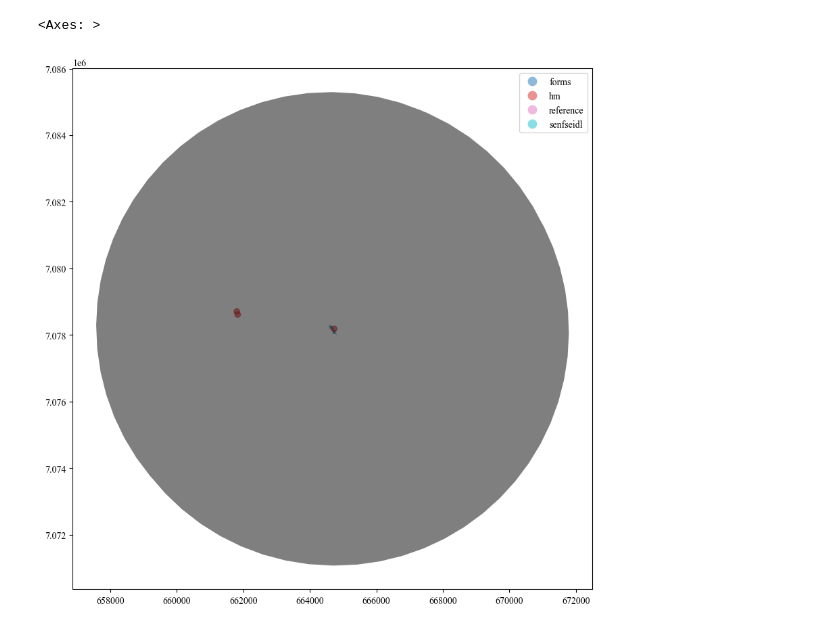
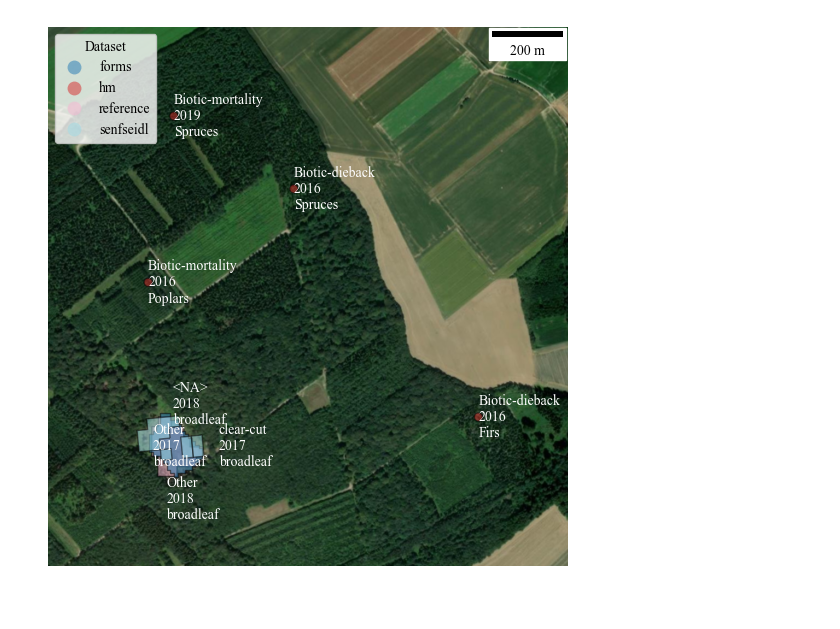
Before and after one commit to ArthurCalvi/Disturbance-Attribution-Dataset-Joining, a Jupyter notebook: join-datasets/Visualisation_matrix.ipynb, the cells around one changed output. Cells and saved outputs as stored; diff of their text form; code cells hidden in the pictures.

```diff
--- a/join-datasets/Visualisation_matrix.ipynb
+++ b/join-datasets/Visualisation_matrix.ipynb
@@ -179,9 +322,51 @@ data
-# %%
-import matplotlib.pyplot as plt
-fig, ax = plt.subplots(figsize=(10,10))
-data.plot(ax =ax, column='dataset', legend=True, cmap='tab10', alpha=0.5)
-#plot dataset = refrence with buffer of 7km
-data[data.dataset == 'reference'].buffer(7000).plot(ax=ax, color='k', alpha=0.5, linestyle='--')
-# %% [output]
-<Axes: >
-[figure, removed]
+# %%
+import matplotlib.pyplot as plt
+from matplotlib_scalebar.scalebar import ScaleBar
+import contextily as ctx
+fig, ax = plt.subplots(figsize=(7, 7))
+
+xmin, ymin, xmax, ymax = data.buffer(250).total_bounds
+ax.set_xlim(xmin, xmax)
+ax.set_ylim(ymin, ymax)
+
+data.plot(ax=ax, column='dataset', cmap='tab20', edgecolor='black', alpha=0.5, legend=True, legend_kwds={'loc': 'upper left', 'title': 'Dataset'})
+ctx.add_basemap(ax, crs=data.crs.to_string(), source=ctx.providers.Esri.WorldImagery, attribution=False)
+ax.add_artist(ScaleBar(1))
+ax.axis('off')
+
+
+
+delta = 125
+directions = [
+    (0, delta),             # North
+    (delta/2, delta/2),     # Northeast
+    (delta, 0),             # East
+    (delta/2, -delta/2),    # Southeast
+    (0, -delta),            # South
+    (-delta/2, -delta/2),   # Southwest
+    (-delta, 0),            # West
+    (-delta/2, delta/2)     # Northwest
+]
+
+j = 0
+txts = []
+for i, row in data.iterrows():
+    if row.geometry.type == 'Point':
+        x, y = row.geometry.centroid.x, row.geometry.centroid.y
+
+        # Adjust position if necessary
+
+        ax.annotate(f"{row['class']}\n{row['start_date'].year}\n{row['essence']}", xy=(x, y), horizontalalignment='left', verticalalignment='center', color='white', fontsize=10)
+
+    else:
+        #annotate in the lower left corner and avoid overlapping using i
+        txt = f"{row['class']}\n{row['start_date'].year}\n{row['essence']}"
+        if txt not in txts:
+            txts.append(txt)
+            x, y = row.geometry.centroid.x, row.geometry.centroid.y
+            x, y = x + directions[j][0], y + directions[j][1]
+            ax.annotate(txt, xy=(x, y), horizontalalignment='left', verticalalignment='center', color='white', fontsize=10)
+            j += 2
+plt.show()
+# %% [output]
+[figure, added]
```
Also changed, not shown: parts of 29 cells of this notebook, 12 other files.
